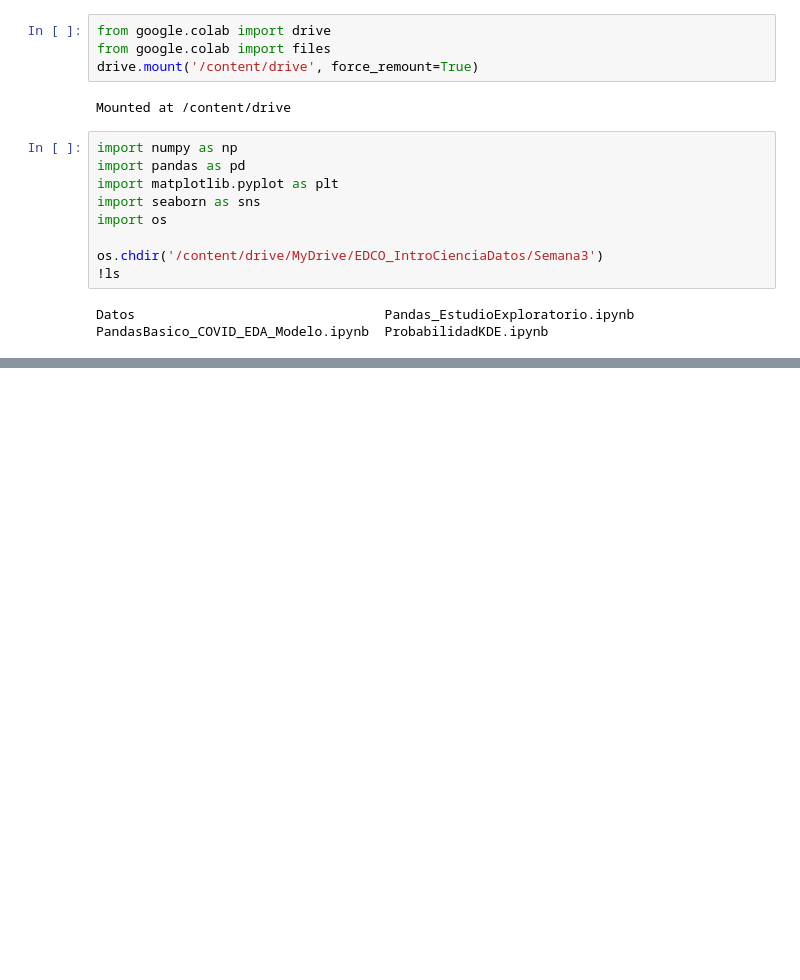
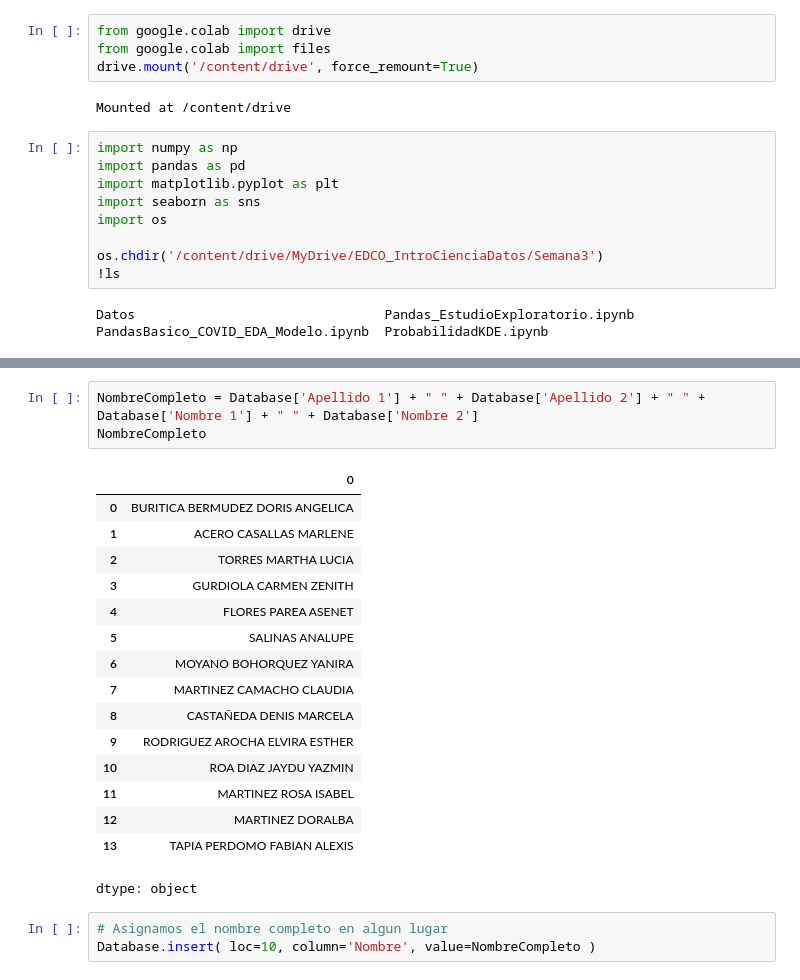
Before and after one commit to asegura4488/EDCO_IntroCienciaDatos, a Jupyter notebook: Semana4/LimpiezaExcel.ipynb, the cells around one changed output, grey strips where cells are left out. Cells and saved outputs as stored; diff of their text form; blank space fills up the shorter version.

```diff
--- a/Semana4/LimpiezaExcel.ipynb
+++ b/Semana4/LimpiezaExcel.ipynb
@@ -22,0 +82,23 @@ Database = pd.read_excel('Datos/Alcaceres.xlsx')
+# %%
+NombreCompleto = Database['Apellido 1'] + " " + Database['Apellido 2'] + " " + Database['Nombre 1'] + " " + Database['Nombre 2']
+NombreCompleto
+# %% [output]
+|  | 0 |
+| 0 | BURITICA BERMUDEZ DORIS ANGELICA |
+| 1 | ACERO CASALLAS MARLENE |
+| 2 | TORRES MARTHA LUCIA |
+| 3 | GURDIOLA CARMEN ZENITH |
+| 4 | FLORES PAREA ASENET |
+| 5 | SALINAS ANALUPE |
+| 6 | MOYANO BOHORQUEZ YANIRA |
+| 7 | MARTINEZ CAMACHO CLAUDIA |
+| 8 | CASTAÑEDA DENIS MARCELA |
+| 9 | RODRIGUEZ AROCHA ELVIRA ESTHER |
+| 10 | ROA DIAZ JAYDU YAZMIN |
+| 11 | MARTINEZ ROSA ISABEL |
+| 12 | MARTINEZ DORALBA |
+| 13 | TAPIA PERDOMO FABIAN ALEXIS |
+dtype: object
+# %%
+# Asignamos el nombre completo en algun lugar
+Database.insert( loc=10, column='Nombre', value=NombreCompleto )
```
Also changed, not shown: parts of 7 cells of this notebook.
